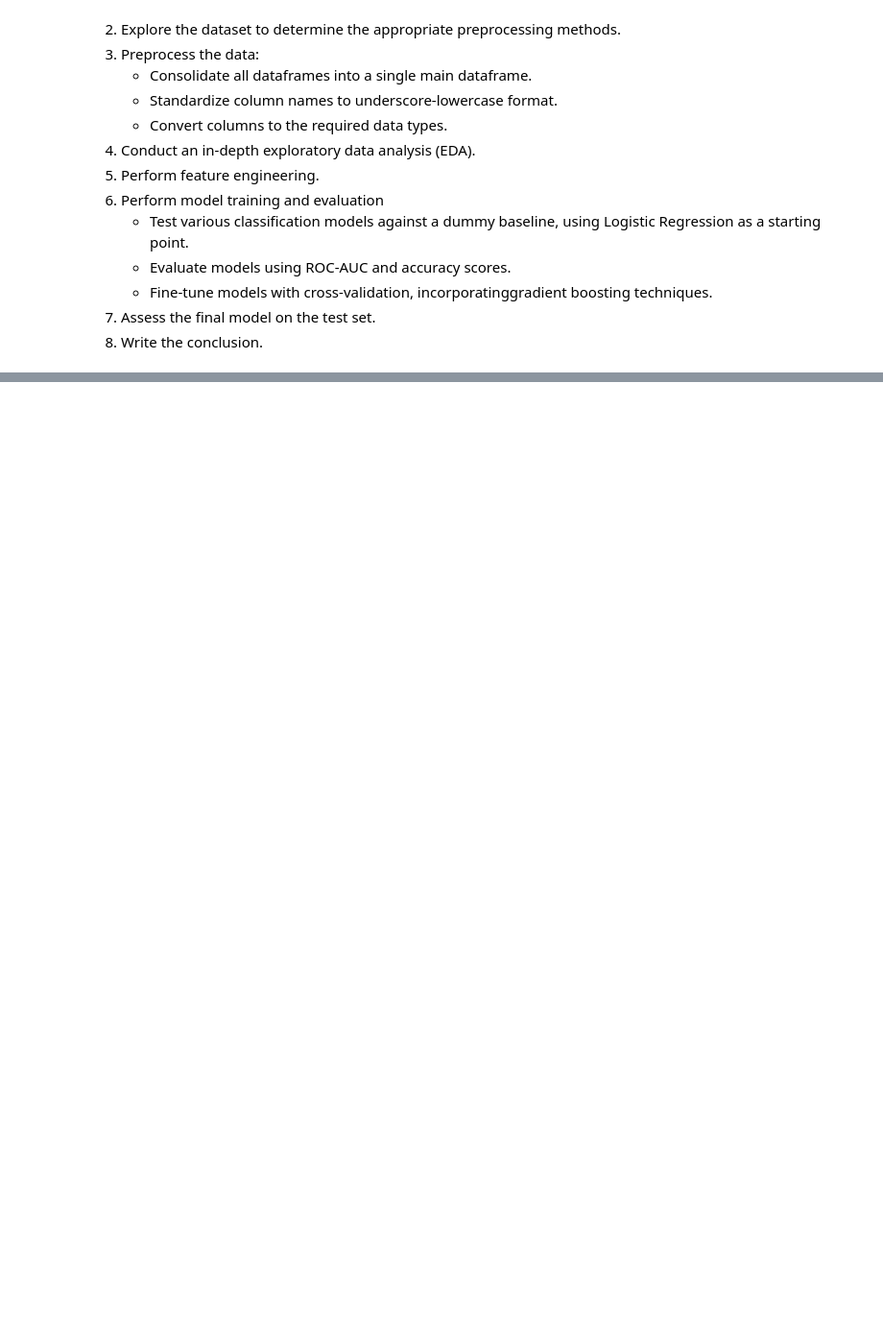
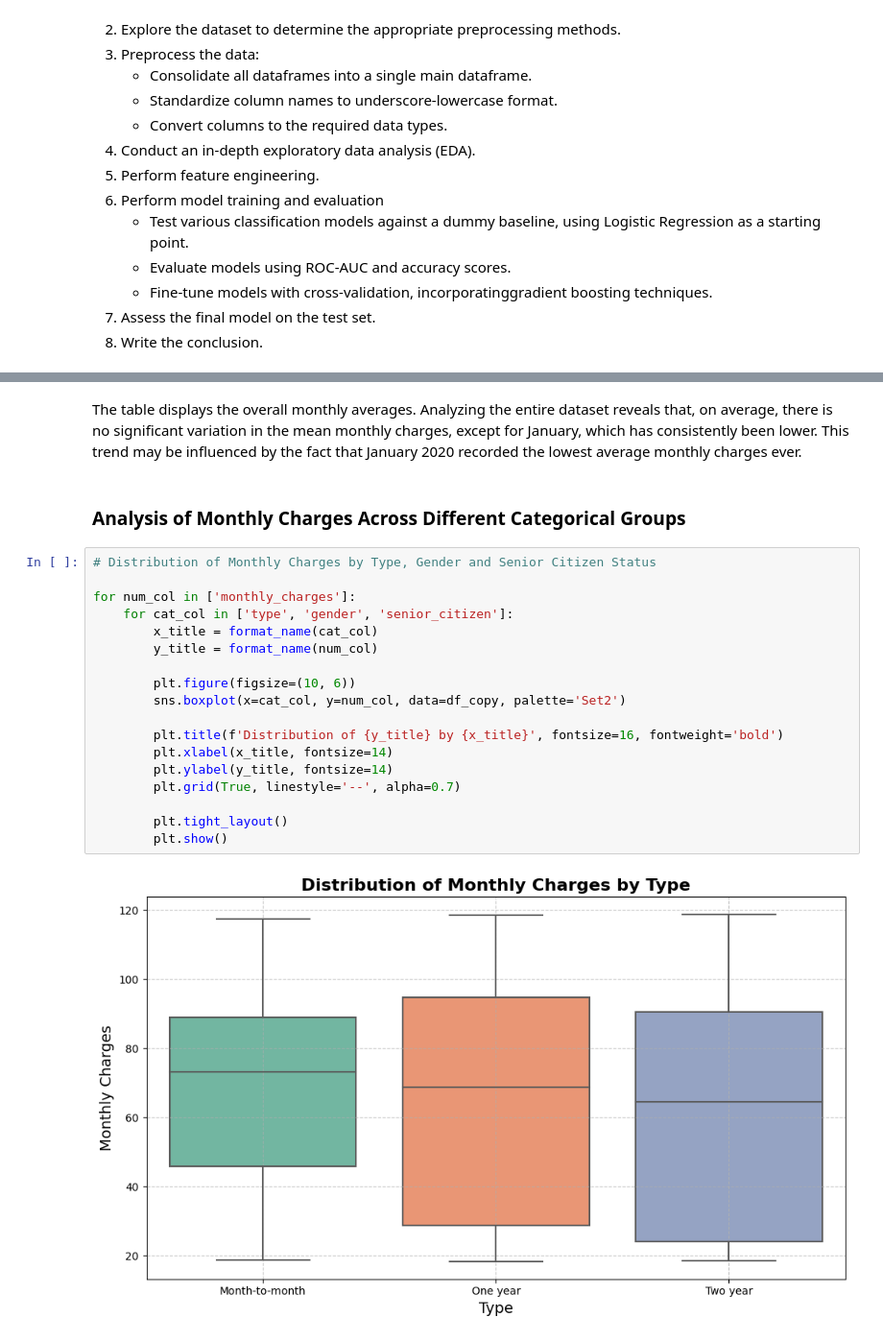
Before and after one commit to mnunezsa95/ds_project_capstone_project, a Jupyter notebook: notebook/sprint_17_final_project.ipynb, the cells around one changed output, grey strips where cells are left out. Shown: that part at 96% size. Cells and saved outputs as stored; diff of their text form; blank space fills up the shorter version.

```diff
--- a/notebook/sprint_17_final_project.ipynb
+++ b/notebook/sprint_17_final_project.ipynb
@@ -259,0 +539,24 @@ Steps:
+# %% [markdown]
+The table displays the overall monthly averages. Analyzing the entire dataset reveals that, on average, there is no significant variation in the mean monthly charges, except for January, which has consistently been lower. This trend may be influenced by the fact that January 2020 recorded the lowest average monthly charges ever.
+# %% [markdown]
+### Analysis of Monthly Charges Across Different Categorical Groups
+# %%
+# Distribution of Monthly Charges by Type, Gender and Senior Citizen Status
+
+for num_col in ['monthly_charges']:
+    for cat_col in ['type', 'gender', 'senior_citizen']:
+        x_title = format_name(cat_col)
+        y_title = format_name(num_col)
+
+        plt.figure(figsize=(10, 6))
+        sns.boxplot(x=cat_col, y=num_col, data=df_copy, palette='Set2')
+
+        plt.title(f'Distribution of {y_title} by {x_title}', fontsize=16, fontweight='bold')
+        plt.xlabel(x_title, fontsize=14)
+        plt.ylabel(y_title, fontsize=14)
+        plt.grid(True, linestyle='--', alpha=0.7)
+
+        plt.tight_layout()
+        plt.show()
+# %% [output]
+[figure, added]
```
Also changed, not shown: parts of 47 cells of this notebook.
